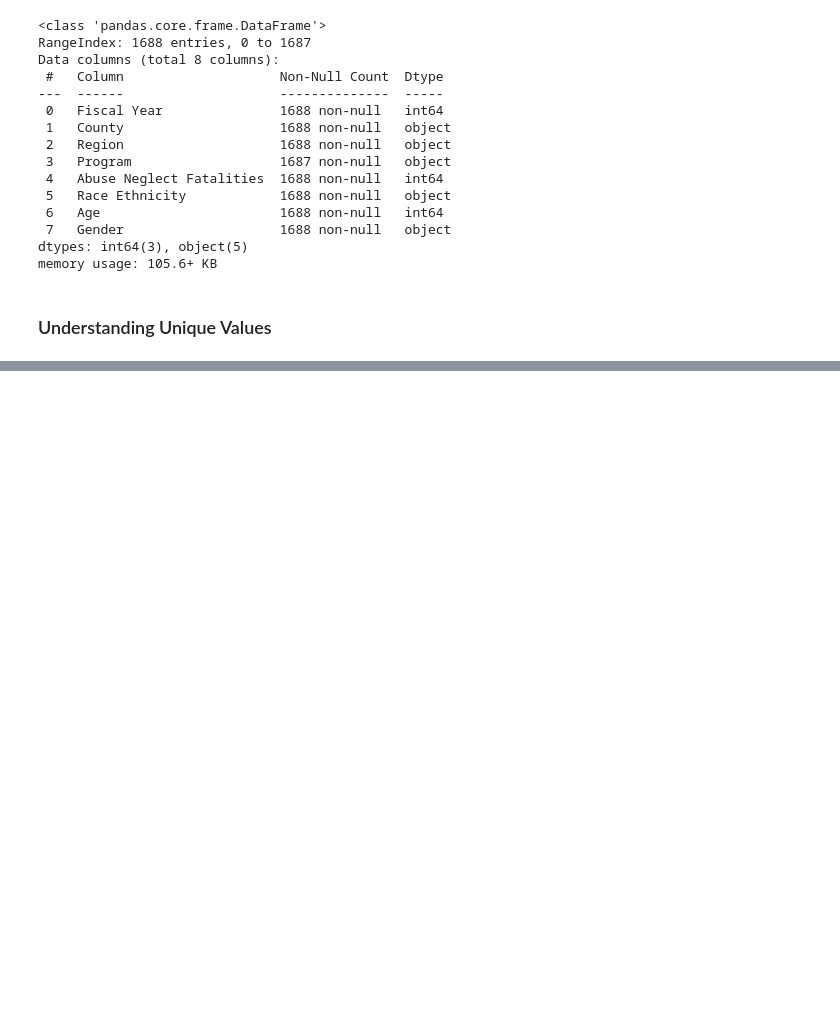
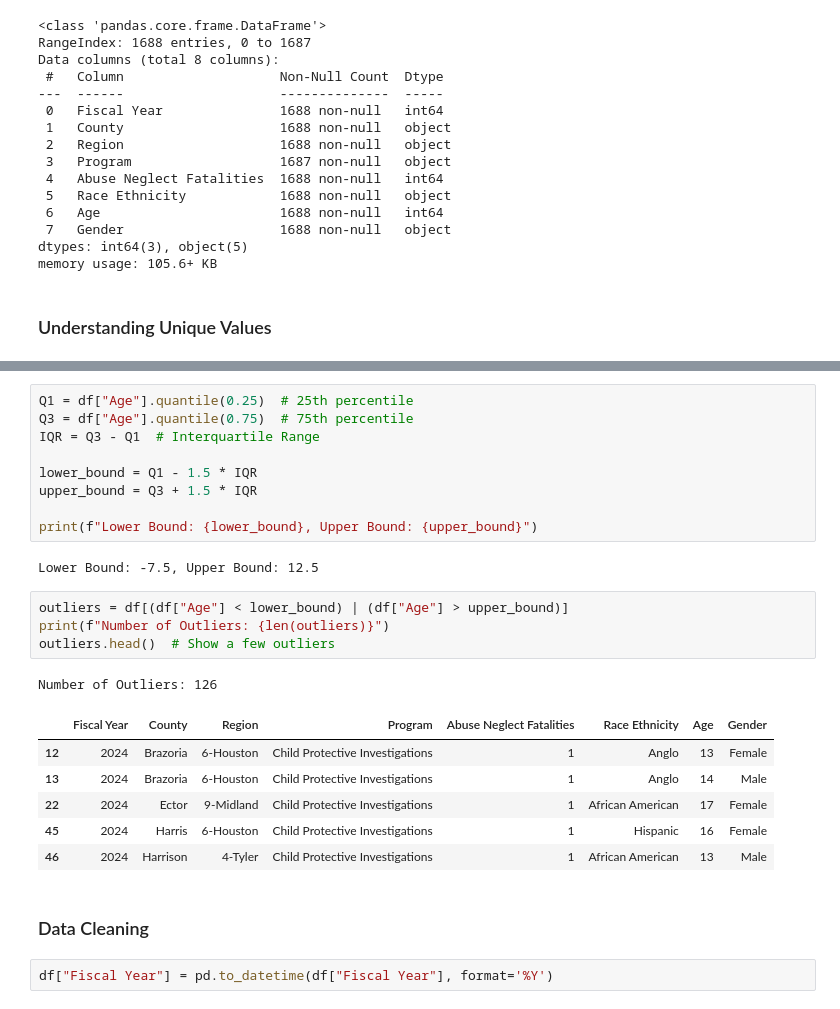
Before and after one commit to kubradizlek/abuse_neglected_child_fatalities, a Jupyter notebook: 1.EDA_and_cleaning.ipynb, the cells around one changed output, grey strips where cells are left out. Drawn from its saved outputs; the diff is of its cells as text; blank space fills up the shorter version.

```diff
--- a/1.EDA_and_cleaning.ipynb
+++ b/1.EDA_and_cleaning.ipynb
@@ -89,0 +152,27 @@ memory usage: 105.6+ KB
+# %%
+Q1 = df["Age"].quantile(0.25)  # 25th percentile
+Q3 = df["Age"].quantile(0.75)  # 75th percentile
+IQR = Q3 - Q1  # Interquartile Range
+
+lower_bound = Q1 - 1.5 * IQR
+upper_bound = Q3 + 1.5 * IQR
+
+print(f"Lower Bound: {lower_bound}, Upper Bound: {upper_bound}")
+# %% [output]
+Lower Bound: -7.5, Upper Bound: 12.5
+# %%
+outliers = df[(df["Age"] < lower_bound) | (df["Age"] > upper_bound)]
+print(f"Number of Outliers: {len(outliers)}")
+outliers.head()  # Show a few outliers
+# %% [output]
+Number of Outliers: 126
+|  | Fiscal Year | County | Region | Program | Abuse Neglect Fatalities | Race Ethnicity | Age | Gender |
+| 12 | 2024 | Brazoria | 6-Houston | Child Protective Investigations | 1 | Anglo | 13 | Female |
+| 13 | 2024 | Brazoria | 6-Houston | Child Protective Investigations | 1 | Anglo | 14 | Male |
+| 22 | 2024 | Ector | 9-Midland | Child Protective Investigations | 1 | African American | 17 | Female |
+| 45 | 2024 | Harris | 6-Houston | Child Protective Investigations | 1 | Hispanic | 16 | Female |
+| 46 | 2024 | Harrison | 4-Tyler | Child Protective Investigations | 1 | African American | 13 | Male |
+# %% [markdown]
+### Data Cleaning
+# %%
+df["Fiscal Year"] = pd.to_datetime(df["Fiscal Year"], format='%Y')
```
Also changed, not shown: parts of 17 cells of this notebook.
